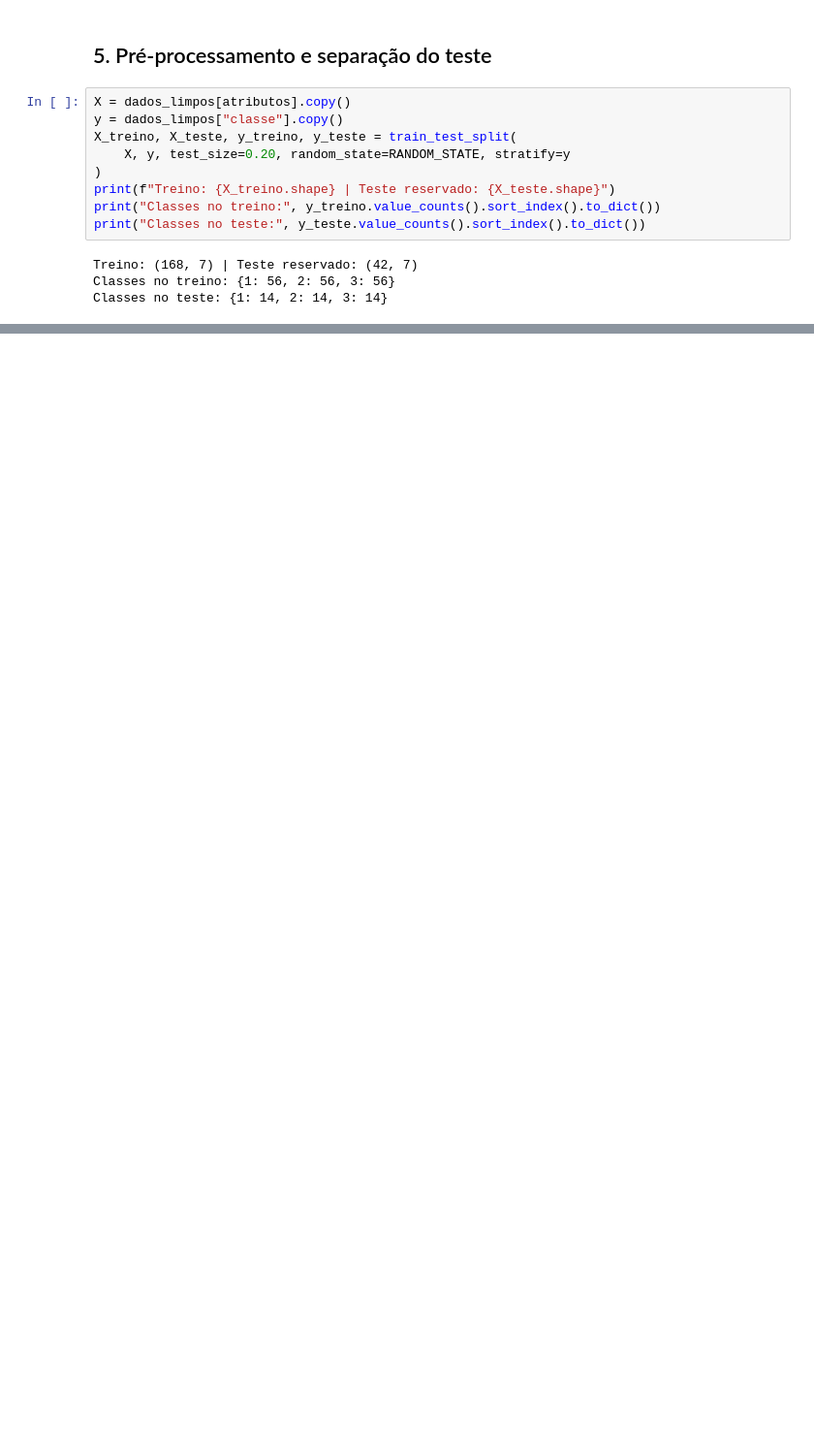
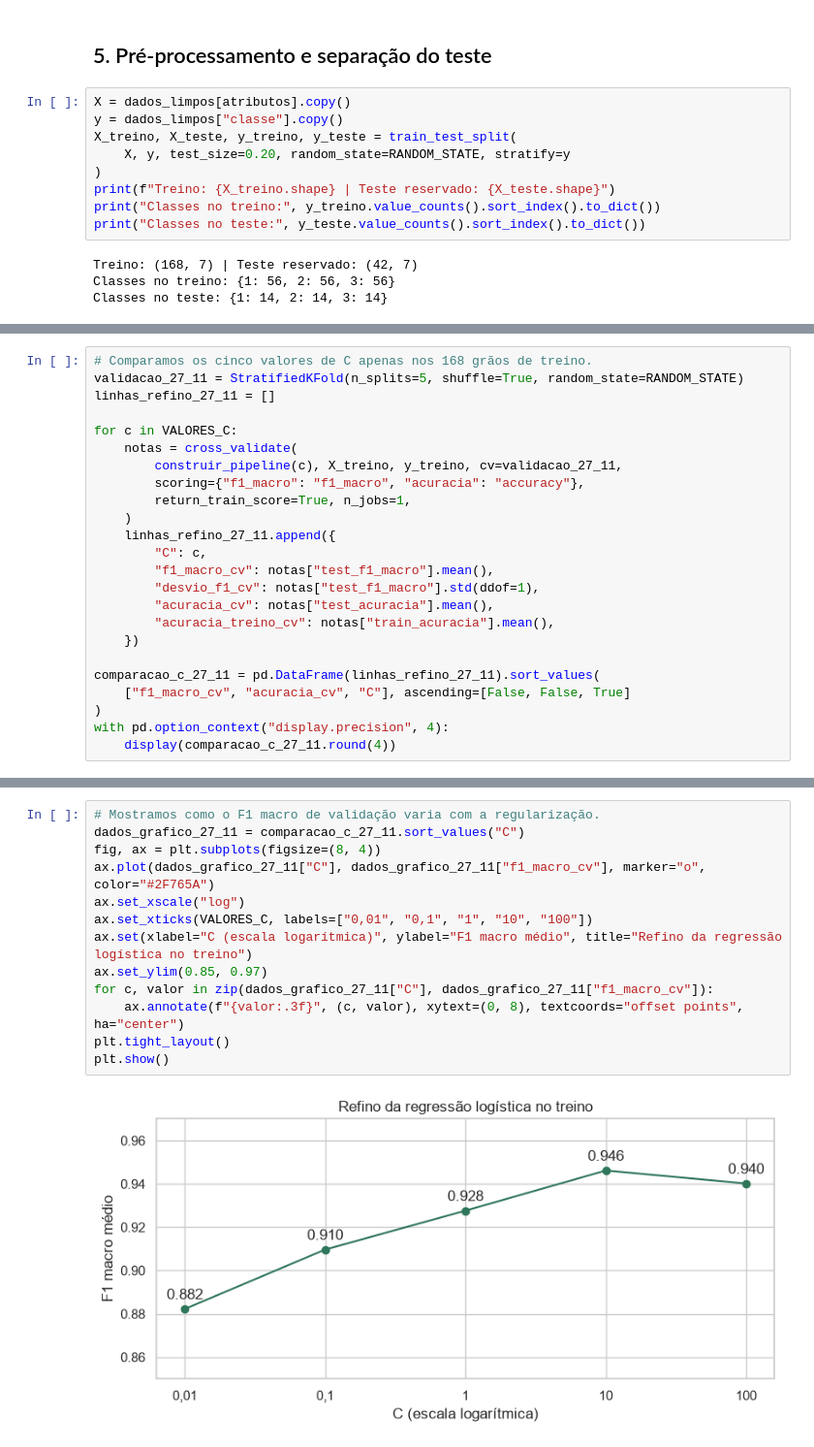
Before and after one commit to gabriel-felix-dev/machine-learning-av2, a Jupyter notebook: machine_learning_av2.ipynb, the cells around one changed output, grey strips where cells are left out. Shown at 97% size. Drawn from its saved outputs; the diff is of its cells as text; blank space fills up the shorter version.

```diff
--- a/machine_learning_av2.ipynb
+++ b/machine_learning_av2.ipynb
@@ -344,0 +169,24 @@ Formato do treino selecionado: (168, 4)
+# %%
+# Comparamos os cinco valores de C apenas nos 168 grãos de treino.
+validacao_27_11 = StratifiedKFold(n_splits=5, shuffle=True, random_state=RANDOM_STATE)
+linhas_refino_27_11 = []
+
+for c in VALORES_C:
+    notas = cross_validate(
+        construir_pipeline(c), X_treino, y_treino, cv=validacao_27_11,
+        scoring={"f1_macro": "f1_macro", "acuracia": "accuracy"},
+        return_train_score=True, n_jobs=1,
+    )
+    linhas_refino_27_11.append({
+        "C": c,
+        "f1_macro_cv": notas["test_f1_macro"].mean(),
+        "desvio_f1_cv": notas["test_f1_macro"].std(ddof=1),
+        "acuracia_cv": notas["test_acuracia"].mean(),
+        "acuracia_treino_cv": notas["train_acuracia"].mean(),
+    })
+
+comparacao_c_27_11 = pd.DataFrame(linhas_refino_27_11).sort_values(
+    ["f1_macro_cv", "acuracia_cv", "C"], ascending=[False, False, True]
+)
+with pd.option_context("display.precision", 4):
+    display(comparacao_c_27_11.round(4))
@@ -344,0 +200,15 @@ Formato do treino selecionado: (168, 4)
+# %%
+# Mostramos como o F1 macro de validação varia com a regularização.
+dados_grafico_27_11 = comparacao_c_27_11.sort_values("C")
+fig, ax = plt.subplots(figsize=(8, 4))
+ax.plot(dados_grafico_27_11["C"], dados_grafico_27_11["f1_macro_cv"], marker="o", color="#2F765A")
+ax.set_xscale("log")
+ax.set_xticks(VALORES_C, labels=["0,01", "0,1", "1", "10", "100"])
+ax.set(xlabel="C (escala logarítmica)", ylabel="F1 macro médio", title="Refino da regressão logística no treino")
+ax.set_ylim(0.85, 0.97)
+for c, valor in zip(dados_grafico_27_11["C"], dados_grafico_27_11["f1_macro_cv"]):
+    ax.annotate(f"{valor:.3f}", (c, valor), xytext=(0, 8), textcoords="offset points", ha="center")
+plt.tight_layout()
+plt.show()
+# %% [output]
+[figure, added]
```
Also changed, not shown: parts of 33 cells of this notebook, 1 other file.
